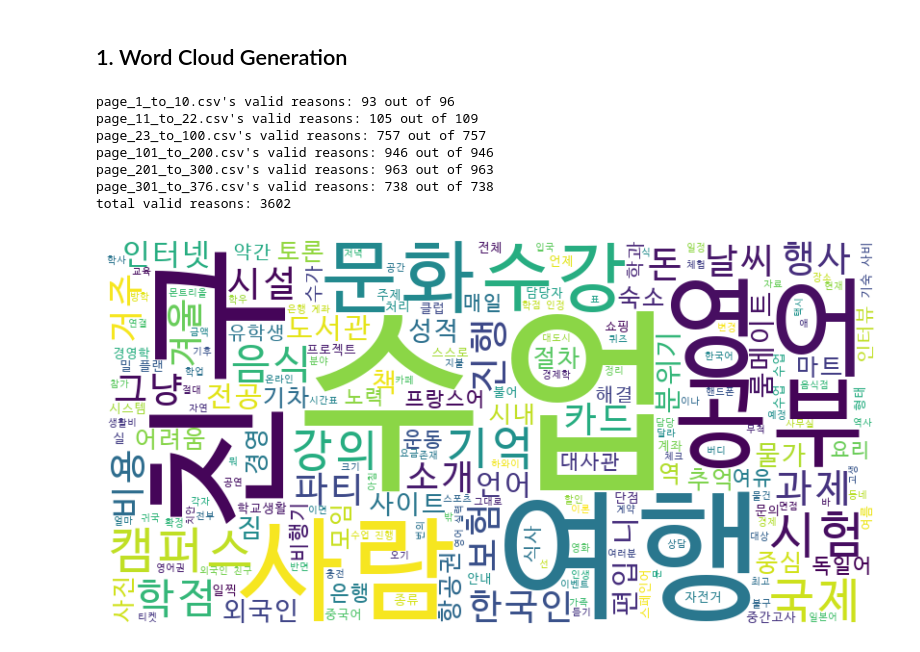
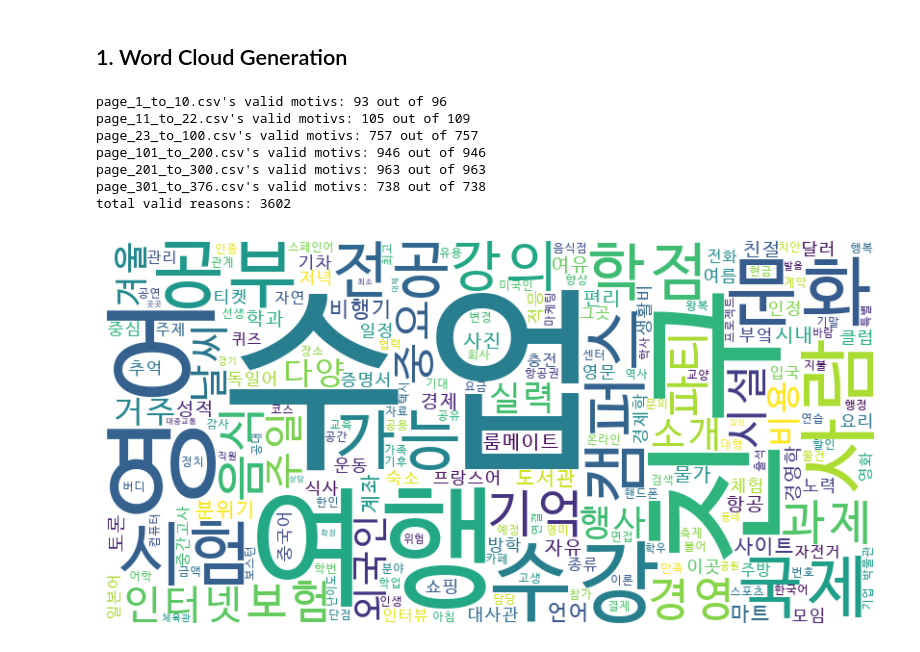
Before and after one commit to 77hannah77/recommend-me-abroad, a Jupyter notebook: project.ipynb, the cells around one changed output. Drawn from its saved outputs; the diff is of its cells as text; code cells hidden in the pictures.

Commit message:
🐎 Changed to Mecab instead of Okt

```diff
--- a/project.ipynb
+++ b/project.ipynb
@@ -9,8 +9,9 @@
 from extract_helper import *
 from wordcloud import WordCloud
 import matplotlib.pyplot as plt
+from collections import Counter
 import pandas as pd
-from konlpy.tag import Okt
+from konlpy.tag import Mecab
 import os
 
 path_to_files = "data_set"
@@ -23,50 +24,55 @@ with open("stopwords.txt", 'r', encoding='utf-8') as file:
         words = line.split()  # 기본적으로 공백을 기준으로 split
         stopwords.update(words)  # set에 words 추가 (중복 제거)
 
 # 각 파일에서 '지원 동기'에 해당하는 부분 parse
+mecab = Mecab()  # mecab 형태소 분석기 생성
 cleaned_text = ""
-total_reasons = pd.Series(dtype=str)
+total_motivs = pd.Series(dtype=str)
 for file_name in files_to_process:
     file_path = os.path.join(path_to_files, file_name)
     df = pd.read_csv(file_path)
 
     # csv 파일 내용 parse
     df['Selected Content'] = df.apply(select_content, axis=1)
     df['Processed Content'] = df.apply(process_content, axis=1)
-    reasons = df['Processed Content'].dropna() # NAN 제거
-    tot_len = len(reasons)
-    reasons = reasons[reasons.str.strip() != ""]  # 빈 문자열 제거
+    motivs = df['Processed Content'].dropna() # NAN 제거
+    tot_len = len(motivs)
+    motivs = motivs[motivs.str.strip() != ""]  # 빈 문자열 제거
 
-    print(f"{file_name}'s valid reasons: {len(reasons)} out of {tot_len}")
-    total_reasons = pd.concat([total_reasons, reasons])
+    print(f"{file_name}'s valid motivs: {len(motivs)} out of {tot_len}")
+    total_motivs = pd.concat([total_motivs, motivs])
 
-    # 형태소 분석기로 명사 추출
-    text = ' '.join(reasons)  # 모든 텍스트를 결합
-
-    okt = Okt()  # Okt 형태소 분석기 생성
-    nouns = okt.nouns(text)  # 명사만 추출
+    # 텍스트 전처리
+    text = ' '.join(motivs)  # 모든 텍스트를 결합
+    nouns = mecab.nouns(text)  # 명사만 추출
+    nouns = [word for word in nouns if len(word) > 1] # 한글자 삭제
 
     # 명사 리스트를 하나의 문자열로 변환
     cleaned_text += ' '.join(nouns)
 
-print(f"total valid reasons: {len(total_reasons)}")
+print(f"total valid reasons: {len(total_motivs)}")
 
 # WordCloud 객체 생성
+cleaned_text = cleaned_text.split()
+cleaned_text_cnt = Counter(cleaned_text)
+min_freq = 10
+cleaned_text_flt = {word: count for word, count in cleaned_text_cnt.items() if count >= min_freq and word not in stopwords}
+
 font_path = "/Users/gayeonlee/Library/Fonts/D2Coding-Ver1.3.2-20180524.ttc"
-wordcloud = WordCloud(width=800, height=400, background_color='white', font_path=font_path, stopwords=stopwords).generate(cleaned_text)
+wordcloud = WordCloud(width=800, height=400, background_color='white', font_path=font_path, stopwords=stopwords).generate_from_frequencies(cleaned_text_flt)
 
 # 워드 클라우드 표시
 plt.figure(figsize=(10, 5))
 plt.rc('font', family='NanumGothicOTF')
 plt.imshow(wordcloud, interpolation='bilinear')
 plt.axis('off')  # 축 제거
 plt.show()
 # %% [output]
-page_1_to_10.csv's valid reasons: 93 out of 96
-page_11_to_22.csv's valid reasons: 105 out of 109
-page_23_to_100.csv's valid reasons: 757 out of 757
-page_101_to_200.csv's valid reasons: 946 out of 946
-page_201_to_300.csv's valid reasons: 963 out of 963
-page_301_to_376.csv's valid reasons: 738 out of 738
+page_1_to_10.csv's valid motivs: 93 out of 96
+page_11_to_22.csv's valid motivs: 105 out of 109
+page_23_to_100.csv's valid motivs: 757 out of 757
+page_101_to_200.csv's valid motivs: 946 out of 946
+page_201_to_300.csv's valid motivs: 963 out of 963
+page_301_to_376.csv's valid motivs: 738 out of 738
 total valid reasons: 3602
-[figure, old version]
+[figure, new version]
```
